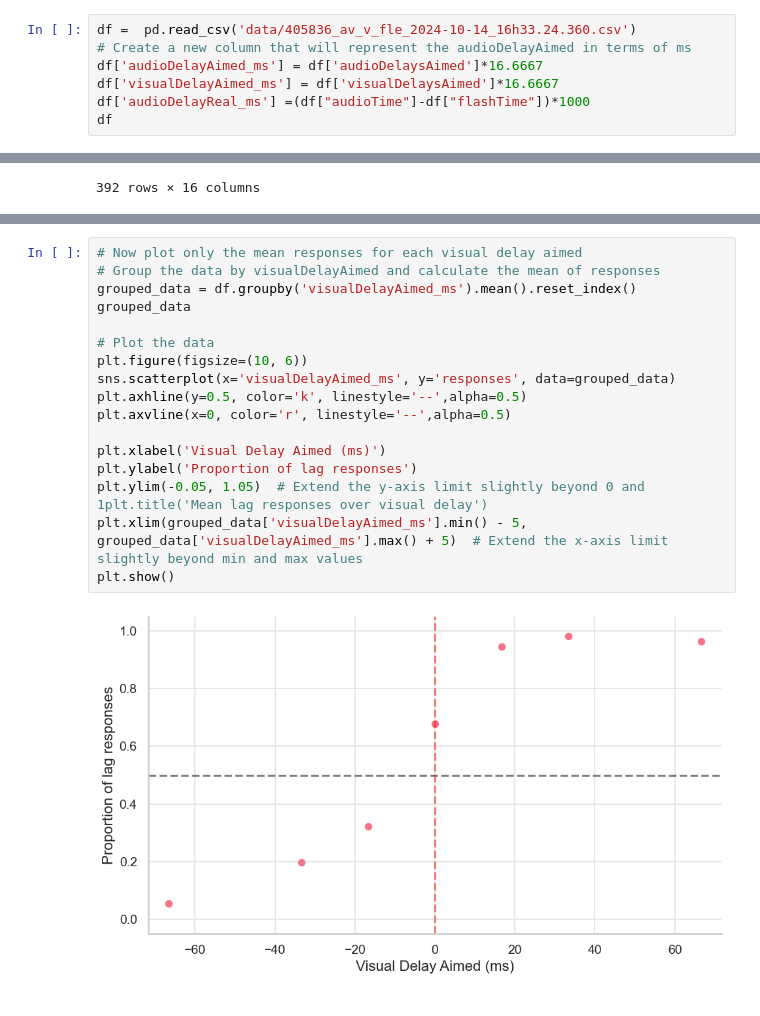
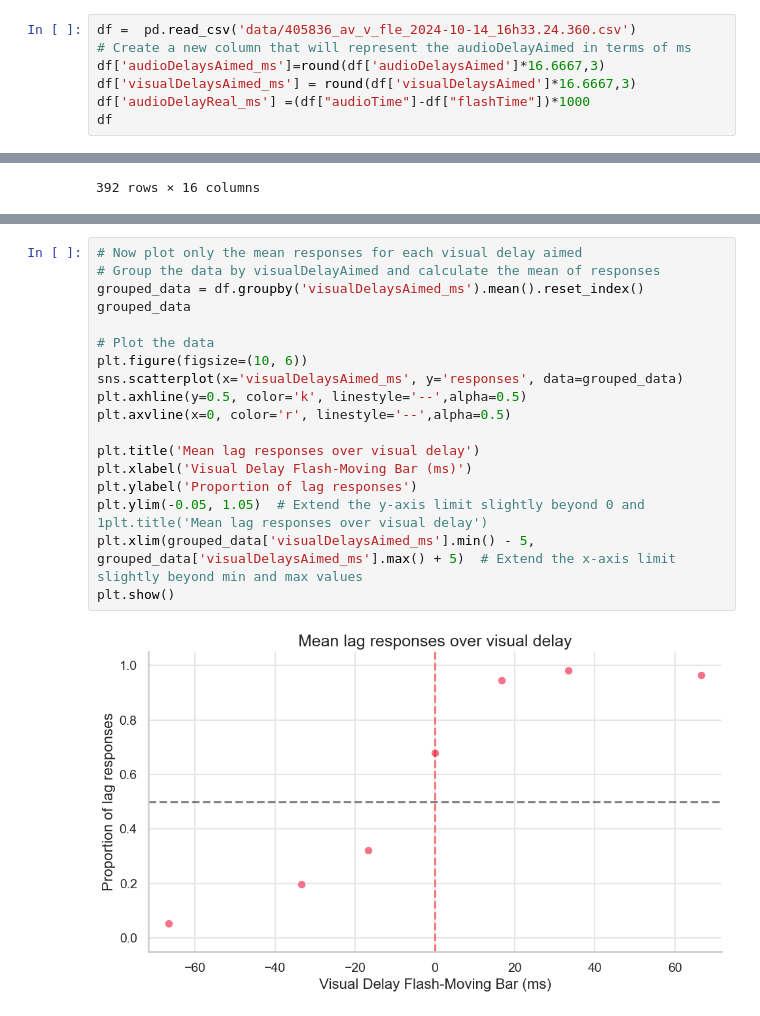
Before and after one commit to omeryildiran/av-v-fle, a Jupyter notebook: analysis.ipynb, the cells around one changed output, grey strips where cells are left out. Drawn from its saved outputs; the diff is of its cells as text.

```diff
--- a/analysis.ipynb
+++ b/analysis.ipynb
@@ -73,8 +73,8 @@ def flatten_extend(matrix):
 # %%
 df =  pd.read_csv('data/405836_av_v_fle_2024-10-14_16h33.24.360.csv')
 # Create a new column that will represent the audioDelayAimed in terms of ms
-df['audioDelayAimed_ms'] = df['audioDelaysAimed']*16.6667
-df['visualDelayAimed_ms'] = df['visualDelaysAimed']*16.6667
+df['audioDelaysAimed_ms']=round(df['audioDelaysAimed']*16.6667,3)
+df['visualDelaysAimed_ms'] = round(df['visualDelaysAimed']*16.6667,3)
 df['audioDelayReal_ms'] =(df["audioTime"]-df["flashTime"])*1000
 df
 # %% [output]
@@ -327,22 +397,23 @@ plt.legend(title='Audio Delay (ms)', loc='center left', bbox_to_anchor=(1, 0.5),
 # %%
 # Now plot only the mean responses for each visual delay aimed
 # Group the data by visualDelayAimed and calculate the mean of responses
-grouped_data = df.groupby('visualDelayAimed_ms').mean().reset_index()
+grouped_data = df.groupby('visualDelaysAimed_ms').mean().reset_index()
 grouped_data
 
 # Plot the data
 plt.figure(figsize=(10, 6))
-sns.scatterplot(x='visualDelayAimed_ms', y='responses', data=grouped_data)
+sns.scatterplot(x='visualDelaysAimed_ms', y='responses', data=grouped_data)
 plt.axhline(y=0.5, color='k', linestyle='--',alpha=0.5)
 plt.axvline(x=0, color='r', linestyle='--',alpha=0.5)
 
-plt.xlabel('Visual Delay Aimed (ms)')
+plt.title('Mean lag responses over visual delay')
+plt.xlabel('Visual Delay Flash-Moving Bar (ms)')
 plt.ylabel('Proportion of lag responses')
 plt.ylim(-0.05, 1.05)  # Extend the y-axis limit slightly beyond 0 and 1plt.title('Mean lag responses over visual delay')
-plt.xlim(grouped_data['visualDelayAimed_ms'].min() - 5, grouped_data['visualDelayAimed_ms'].max() + 5)  # Extend the x-axis limit slightly beyond min and max values
+plt.xlim(grouped_data['visualDelaysAimed_ms'].min() - 5, grouped_data['visualDelaysAimed_ms'].max() + 5)  # Extend the x-axis limit slightly beyond min and max values
 plt.show()
 # %% [output]
-[figure, old version]
+[figure, new version]
 # %%
 # Now plot the mean responses for only audio delay aimed
 # Group the data by audioDelayAimed and calculate the mean of responses
```
Also changed, not shown: parts of 10 cells of this notebook.
